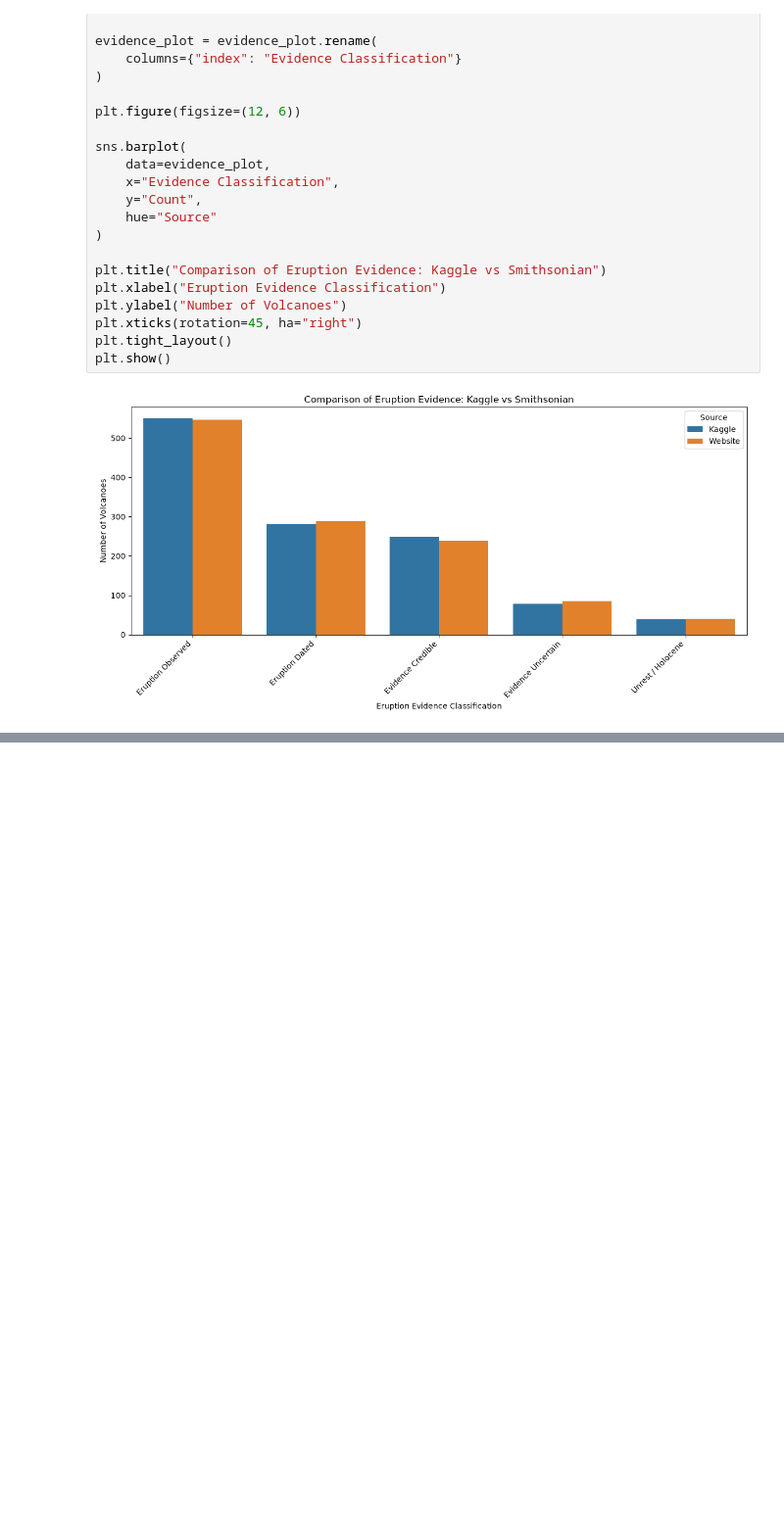
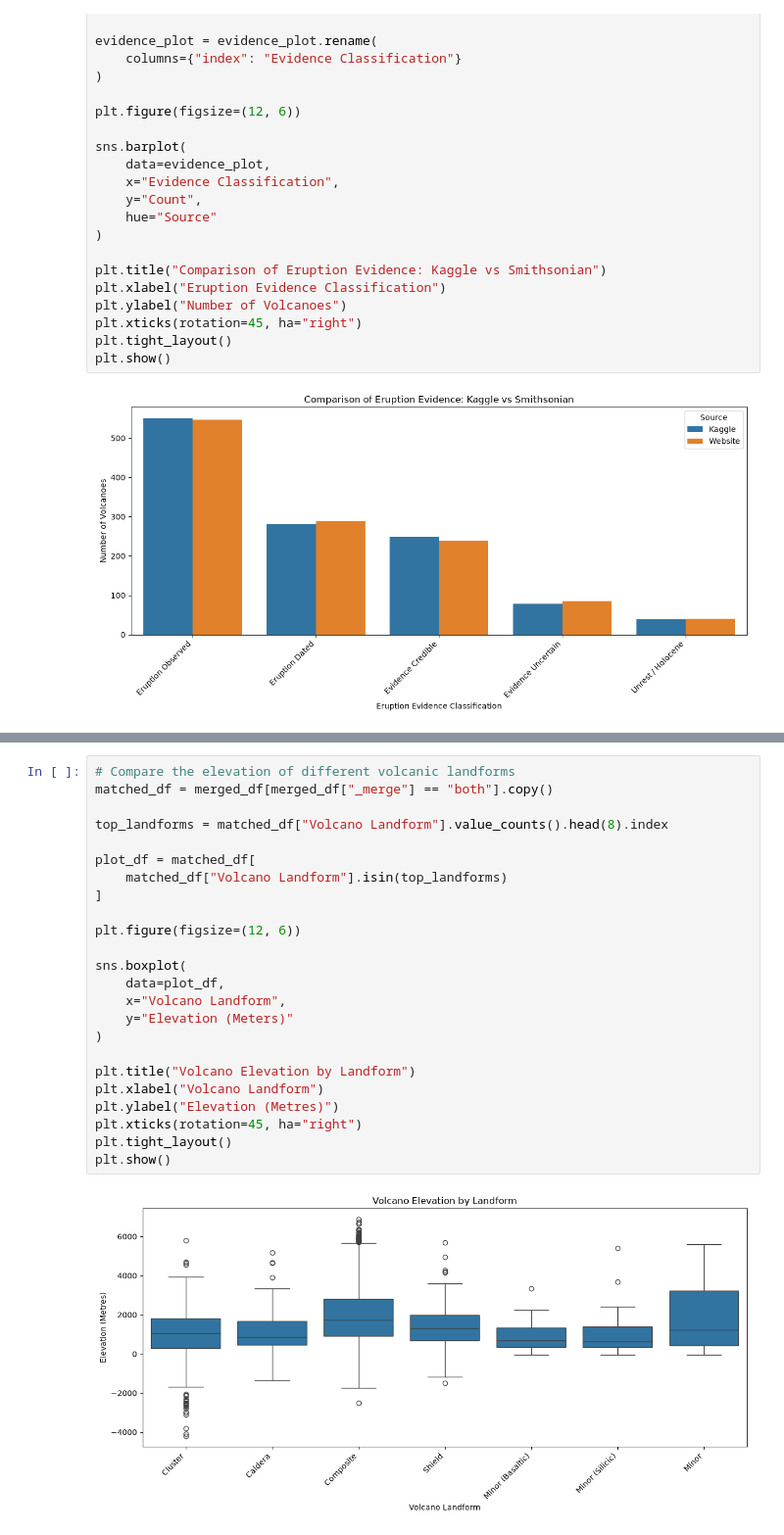
Before and after one commit to NimmyRajan/volcanos, a Jupyter notebook: volcanos.ipynb, the cells around one changed output, grey strips where cells are left out. Shown at 98% size. Cells and saved outputs as stored; diff of their text form; blank space fills up the shorter version.

```diff
--- a/volcanos.ipynb
+++ b/volcanos.ipynb
@@ -289,0 +418,26 @@ plt.show()
+# %%
+# Compare the elevation of different volcanic landforms
+matched_df = merged_df[merged_df["_merge"] == "both"].copy()
+
+top_landforms = matched_df["Volcano Landform"].value_counts().head(8).index
+
+plot_df = matched_df[
+    matched_df["Volcano Landform"].isin(top_landforms)
+]
+
+plt.figure(figsize=(12, 6))
+
+sns.boxplot(
+    data=plot_df,
+    x="Volcano Landform",
+    y="Elevation (Meters)"
+)
+
+plt.title("Volcano Elevation by Landform")
+plt.xlabel("Volcano Landform")
+plt.ylabel("Elevation (Metres)")
+plt.xticks(rotation=45, ha="right")
+plt.tight_layout()
+plt.show()
+# %% [output]
+[figure, added]
```
Also changed, not shown: parts of 19 cells of this notebook, 1 other file.
